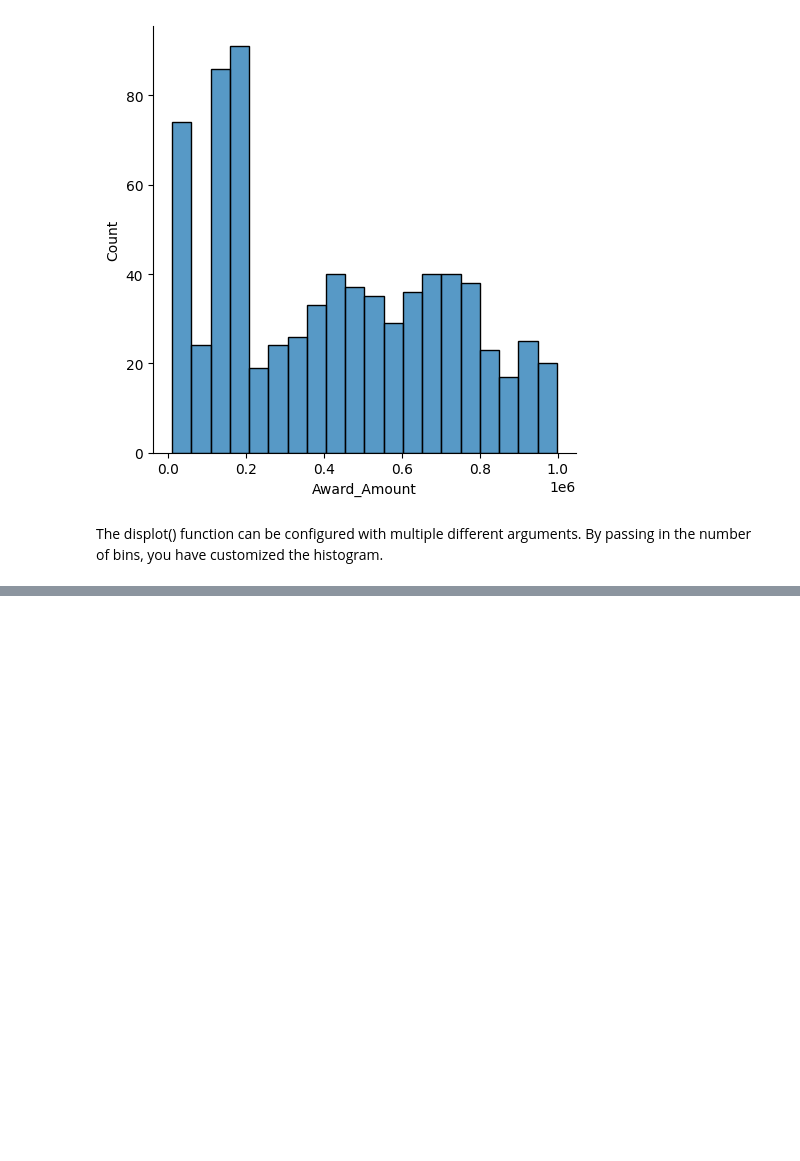
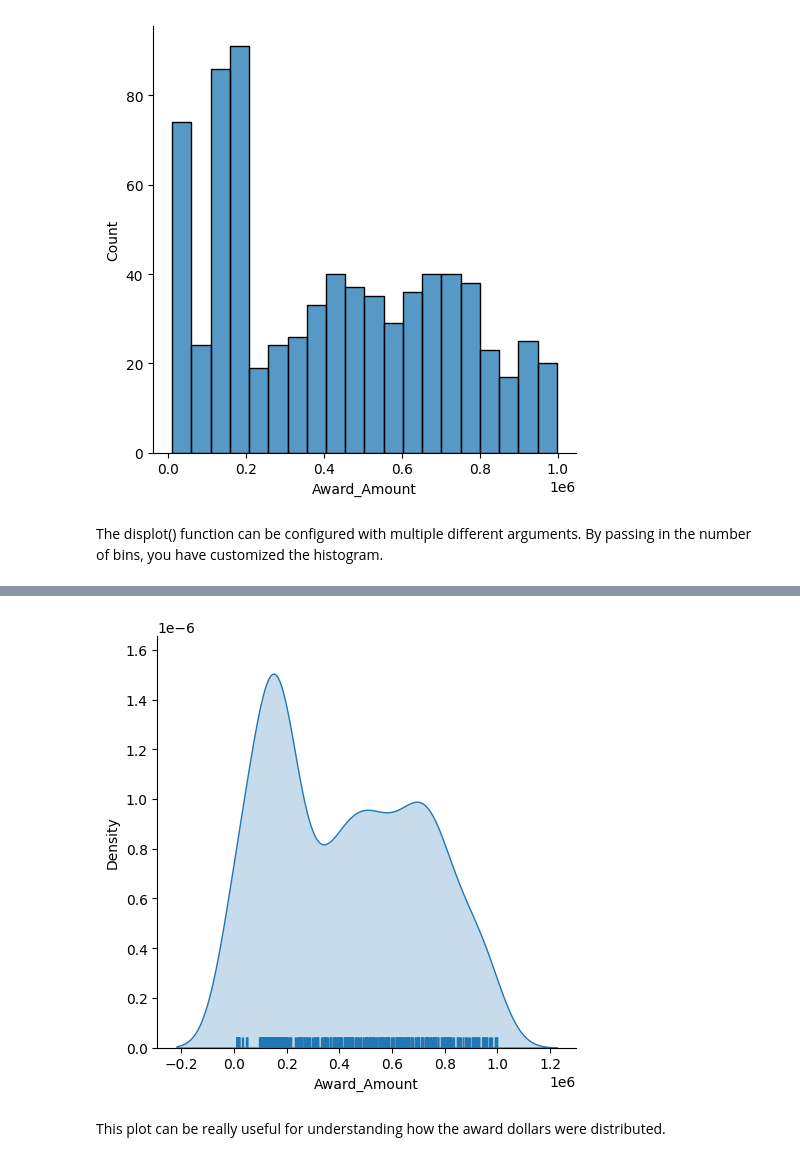
Before and after one commit to yazanhannun/Intermediate-Data-Visualization-with-Seaborn, a Jupyter notebook: 1_Introduction_to_Seaborn.ipynb, the cells around one changed output, grey strips where cells are left out. Cells and saved outputs as stored; diff of their text form; code cells hidden in the pictures; blank space fills up the shorter version.

Commit message:
Using the ditribution plot/Rug plot and kde shading

```diff
--- a/1_Introduction_to_Seaborn.ipynb
+++ b/1_Introduction_to_Seaborn.ipynb
@@ -79,0 +86,13 @@ The displot() function can be configured with multiple different arguments. By p
+# %%
+# Create a displot of the Award Amount
+sns.displot(df['Award_Amount'],
+             kind='kde',
+             rug=True,
+             fill=True)
+
+# Plot the results
+plt.show()
+# %% [output]
+[figure, added]
+# %% [markdown]
+This plot can be really useful for understanding how the award dollars were distributed.
```
Also changed, not shown: parts of 1 cell of this notebook.
